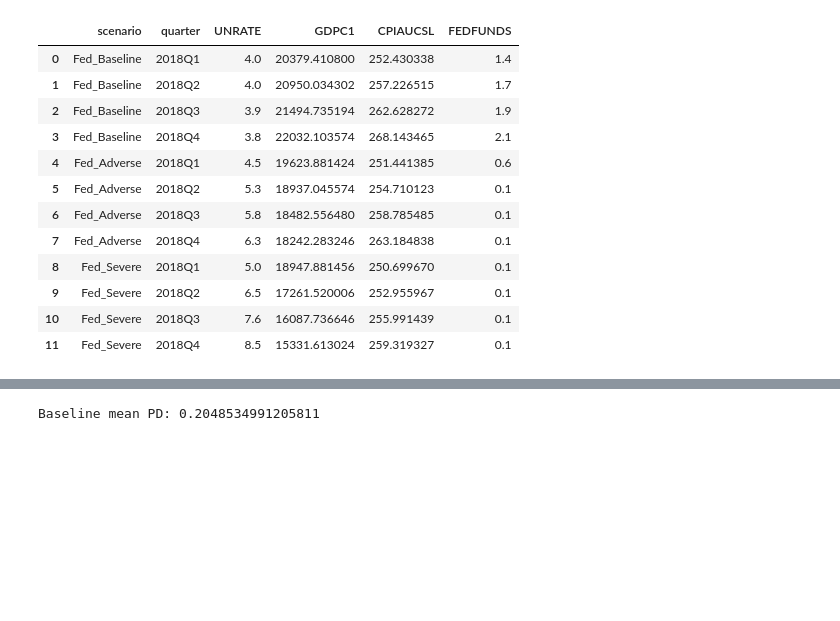
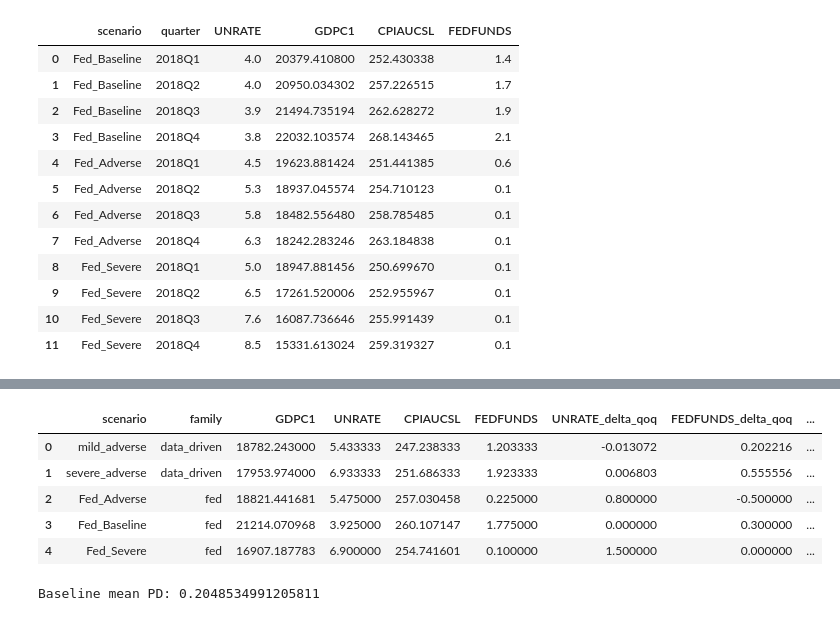
Before and after one commit to BinodTandan/Banking_Stress_Testing, a Jupyter notebook: notebooks/04_stress_testing.ipynb, the cells around one changed output, grey strips where cells are left out. Cells and saved outputs as stored; diff of their text form; code cells hidden in the pictures; blank space fills up the shorter version.

```diff
--- a/notebooks/04_stress_testing.ipynb
+++ b/notebooks/04_stress_testing.ipynb
@@ -485,0 +586,27 @@ fed_macro.to_csv(RES_DIR / "fed_2018_scenarios.csv", index=False)
+# %%
+# Merge data driven scenarios and fed 2018 stress scenarios for llm use
+data_scenarios['family'] = "data_driven"
+fed_final['family'] = "fed"
+# %%
+macro_cols_order = [
+    "scenario", "family",
+    "GDPC1", "UNRATE", "CPIAUCSL", "FEDFUNDS",
+    "UNRATE_delta_qoq", "FEDFUNDS_delta_qoq",
+    "GDPC1_delta_qoq", "inflation_qoq", "real_rate_qoq",
+]
+
+# Reorder both tables
+data_scenarios_clean = data_scenarios[macro_cols_order].copy()
+fed_scenarios_clean = fed_final[macro_cols_order].copy()
+# %%
+macro_all = pd.concat([data_scenarios_clean, fed_scenarios_clean],
+                      ignore_index=True)
+# %%
+macro_all
+# %% [output]
+|  | scenario | family | GDPC1 | UNRATE | CPIAUCSL | FEDFUNDS | UNRATE_delta_qoq | FEDFUNDS_delta_qoq | ... |
+| 0 | mild_adverse | data_driven | 18782.243000 | 5.433333 | 247.238333 | 1.203333 | -0.013072 | 0.202216 | ... |
+| 1 | severe_adverse | data_driven | 17953.974000 | 6.933333 | 251.686333 | 1.923333 | 0.006803 | 0.555556 | ... |
+| 2 | Fed_Adverse | fed | 18821.441681 | 5.475000 | 257.030458 | 0.225000 | 0.800000 | -0.500000 | ... |
+| 3 | Fed_Baseline | fed | 21214.070968 | 3.925000 | 260.107147 | 1.775000 | 0.000000 | 0.300000 | ... |
+| 4 | Fed_Severe | fed | 16907.187783 | 6.900000 | 254.741601 | 0.100000 | 1.500000 | 0.000000 | ... |
```
Also changed, not shown: parts of 10 cells of this notebook.
